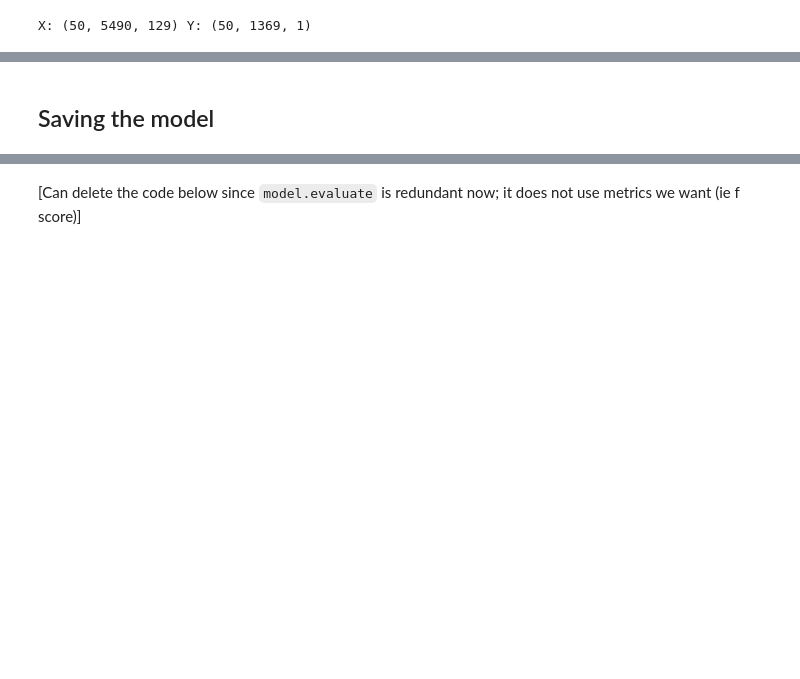
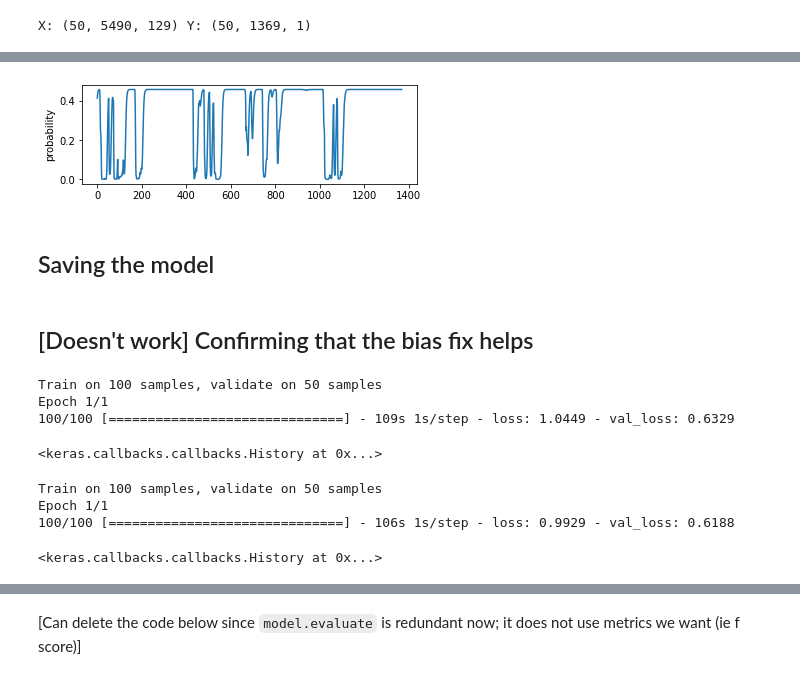
Before and after one commit to ybchen97/filler_detection, a Jupyter notebook: model.ipynb, the cells around one changed output, grey strips where cells are left out. Drawn from its saved outputs; the diff is of its cells as text; code cells hidden in the pictures; blank space fills up the shorter version.

```diff
--- a/model.ipynb
+++ b/model.ipynb
@@ -366,3 +334,7 @@ plt.show()
+# %%
+visualize_prediction(model, X_test, 15)
+# %% [output]
+[figure, added]
 # %% [markdown]
 ## Saving the model
 # %%
@@ -369,0 +342,18 @@ model.save(REPO_DIRECTORY + "new_trained_model.h5")
+# %% [markdown]
+## [Doesn't work] Confirming that the bias fix helps
+# %%
+zero_bias_model = create_model(input_shape = (Tx, n_freq), output_bias = None)
+model_train(model, X, Y, X_dev, Y_dev)
+# %% [output]
+Train on 100 samples, validate on 50 samples
+Epoch 1/1
+100/100 [==============================] - 109s 1s/step - loss: 1.0449 - val_loss: 0.6329
+<keras.callbacks.callbacks.History at 0x...>
+# %%
+careful_bias_model = create_model(input_shape = (Tx, n_freq), output_bias = initial_bias)
+model_train(model, X, Y, X_dev, Y_dev)
+# %% [output]
+Train on 100 samples, validate on 50 samples
+Epoch 1/1
+100/100 [==============================] - 106s 1s/step - loss: 0.9929 - val_loss: 0.6188
+<keras.callbacks.callbacks.History at 0x...>
```
Also changed, not shown: parts of 38 cells of this notebook.
